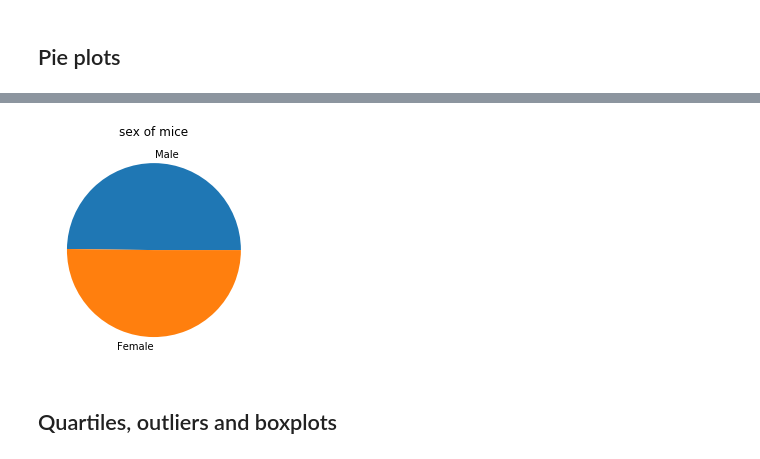
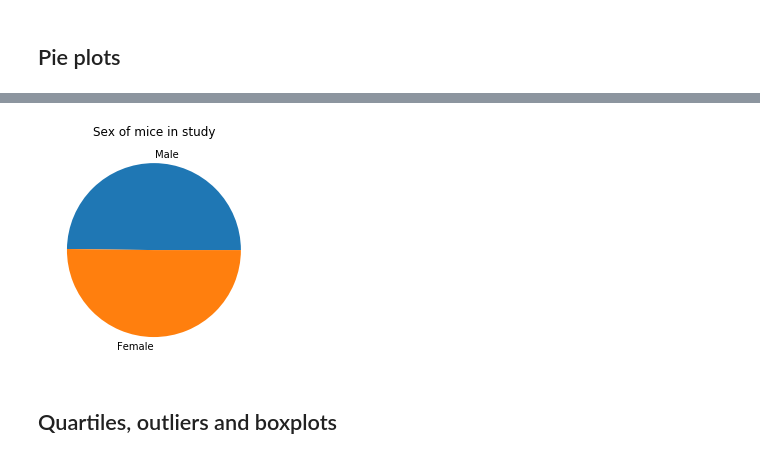
Before and after one commit to seanwayland/matplotlibpractice, a Jupyter notebook: pymaceuticals_starter.ipynb, the cells around one changed output, grey strips where cells are left out. Saved outputs shown, nothing was run; the diff lists cells and outputs as text; code cells hidden in the pictures.

```diff
--- a/pymaceuticals_starter.ipynb
+++ b/pymaceuticals_starter.ipynb
@@ -100,15 +116,15 @@ plot
 # %%
 # Generate a pie plot showing the distribution of female versus male mice using pyplot
 fig1, ax1 = plt.subplots()
 
 
 ax1.pie(SexCount['sex of mice'],labels = ('Male','Female'))
-ax1.set(title = "sex of mice")
+ax1.set(title = "Sex of mice in study")
 #ax1.axis('equal')  # Equal aspect ratio ensures that pie is drawn as a circle.
 
 plt.show()
 # %% [output]
-[figure, old version]
+[figure, new version]
 # %% [markdown]
 ## Quartiles, outliers and boxplots
 # %%
```
Also changed, not shown: parts of 8 cells of this notebook.
